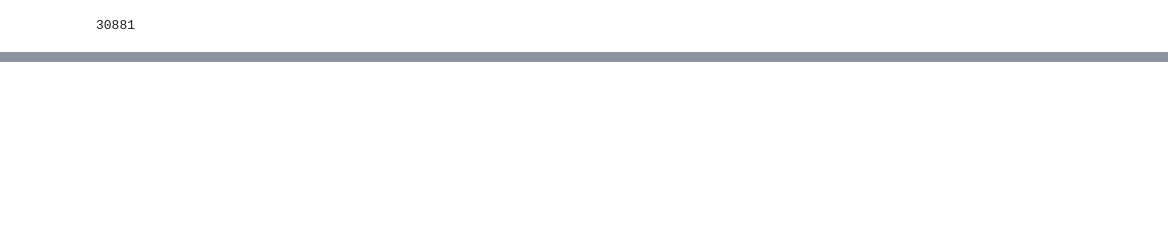
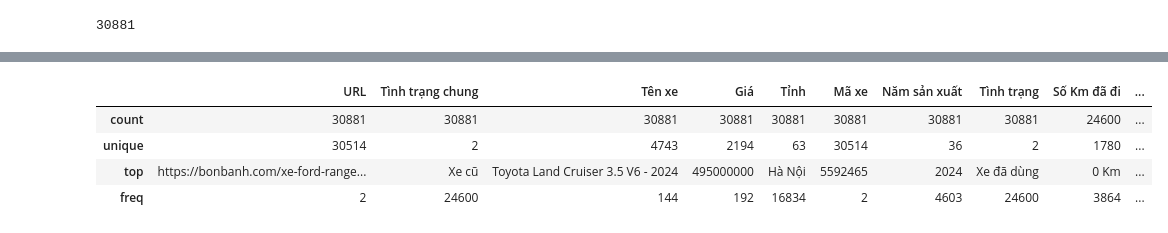
Before and after one commit to quangster/ML-project, a Jupyter notebook: extract_data.ipynb, the cells around one changed output, grey strips where cells are left out. Cells and saved outputs as stored; diff of their text form; code cells hidden in the pictures; blank space fills up the shorter version.

```diff
--- a/extract_data.ipynb
+++ b/extract_data.ipynb
@@ -108,0 +139,9 @@ for filename in os.listdir(folder_path):
+# %%
+# Mô tả các cột
+df.describe()
+# %% [output]
+|  | URL | Tình trạng chung | Tên xe | Giá | Tỉnh | Mã xe | Năm sản xuất | Tình trạng | Số Km đã đi | ... |
+| count | 30881 | 30881 | 30881 | 30881 | 30881 | 30881 | 30881 | 30881 | 24600 | ... |
+| unique | 30514 | 2 | 4743 | 2194 | 63 | 30514 | 36 | 2 | 1780 | ... |
+| top | https://bonbanh.com/xe-ford-range... | Xe cũ | Toyota Land Cruiser 3.5 V6 - 2024 | 495000000 | Hà Nội | 5592465 | 2024 | Xe đã dùng | 0 Km | ... |
+| freq | 2 | 24600 | 144 | 192 | 16834 | 2 | 4603 | 24600 | 3864 | ... |
```
Also changed, not shown: parts of 21 cells of this notebook, 3 other files.
